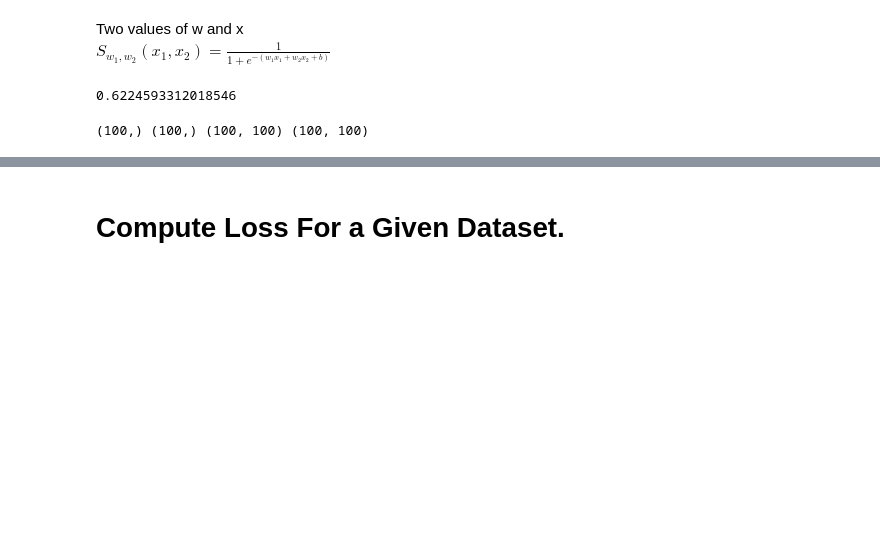
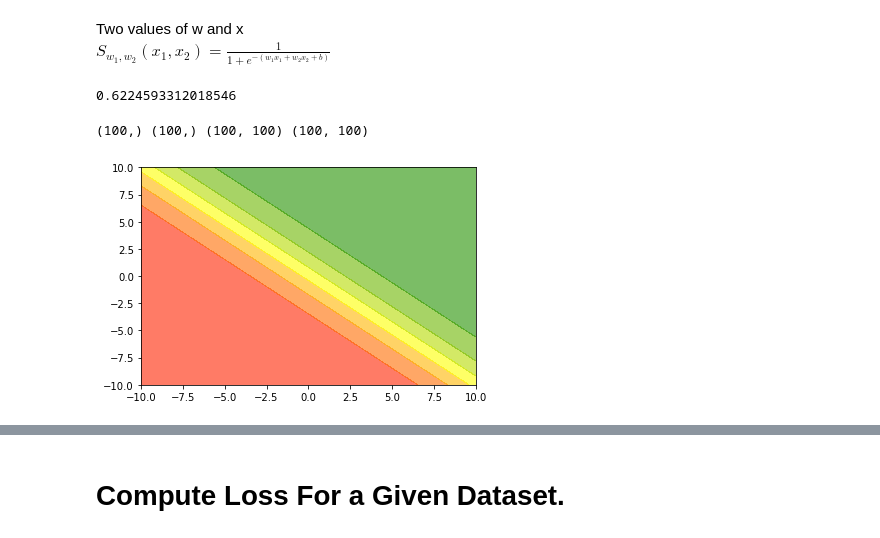
Before and after one commit to AvishekRoy16/DeepLearning, a Jupyter notebook: 2. Sigmoid Neurons/Sigmoid.ipynb, the cells around one changed output, grey strips where cells are left out. Drawn from its saved outputs; the diff is of its cells as text; code cells hidden in the pictures; blank space fills up the shorter version.

```diff
--- a/2. Sigmoid Neurons/Sigmoid.ipynb
+++ b/2. Sigmoid Neurons/Sigmoid.ipynb
@@ -66,5 +68,12 @@ w2 = -0.5
 b = 0
 Y  = sigmoid_2d(XX1,XX2, w1, w2, b)
+# %%
+# we can defin custom color maps by adding the code -
+my_cmap = matplotlib.colors.LinearSegmentedColormap.from_list("",["red","yellow","green"])
+plt.contourf(XX1, XX2, Y, cmap = my_cmap, alpha = 0.6) #alpha for more transpirancy
+plt.show()
+# %% [output]
+[figure, added]
 # %%
 # learning how to use 3d plots in python using matplotlib library
 #link for learing the  - https://jakevdp.github.io/PythonDataScienceHandbook/04.12-three-dimensional-plotting.html
```
Also changed, not shown: parts of 7 cells of this notebook.
